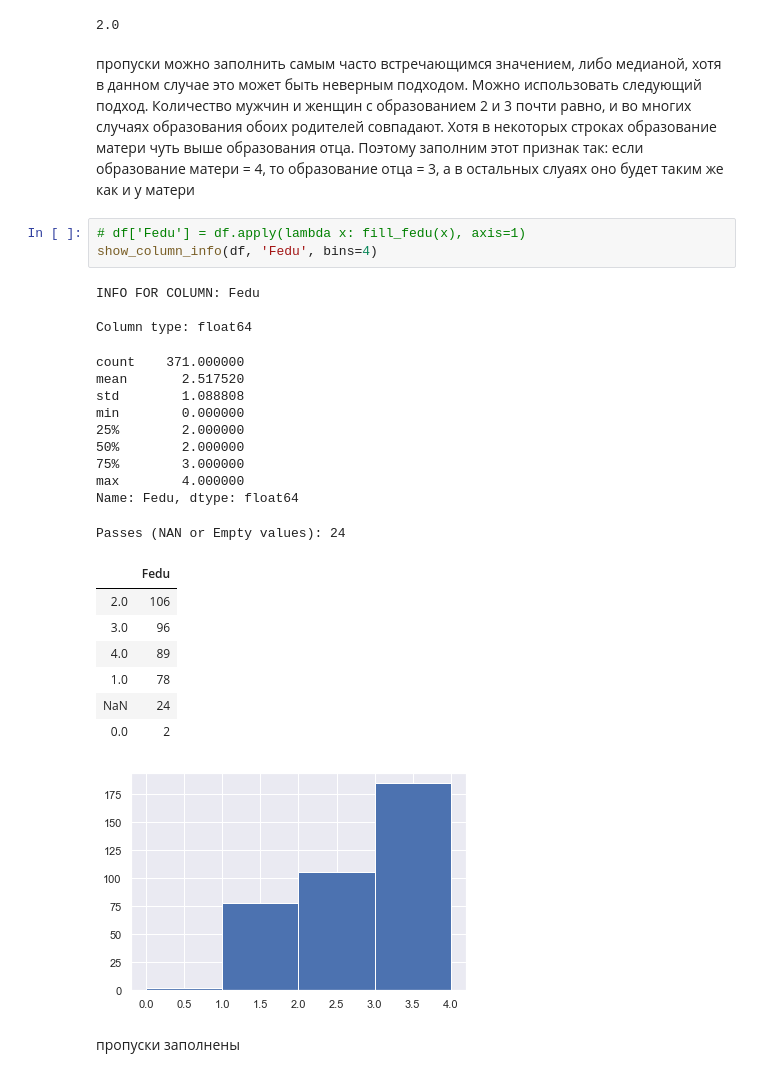
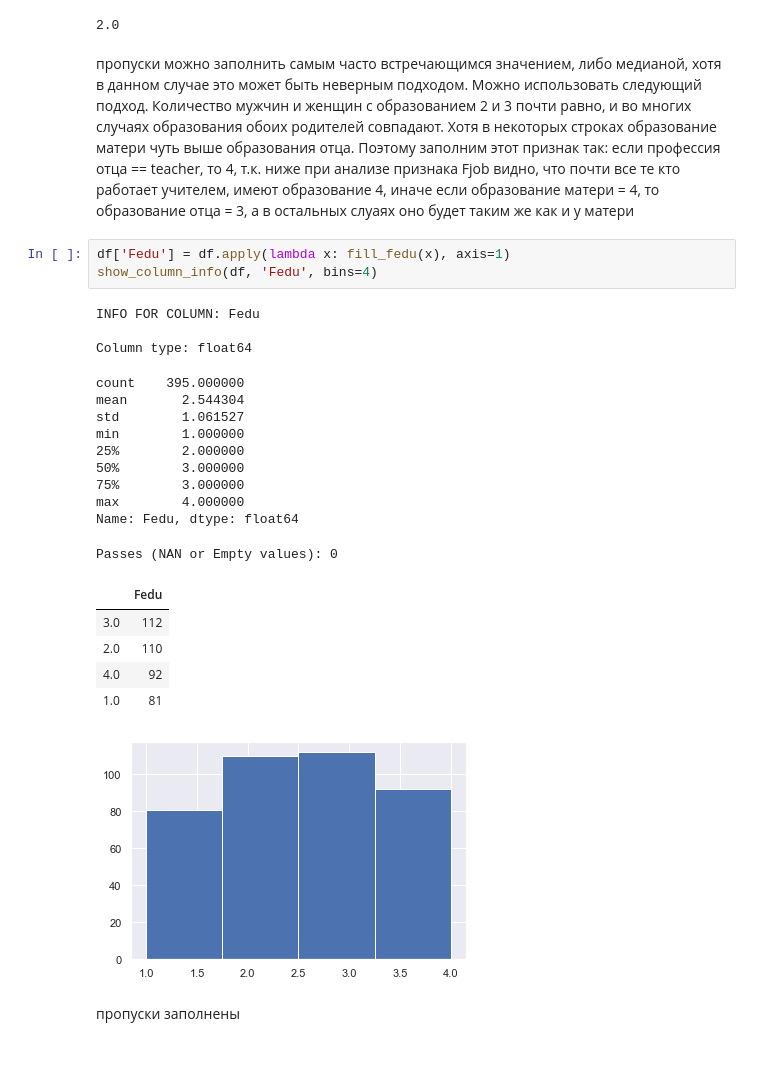
Before and after one commit to pikcher56/skillfactory_rds, a Jupyter notebook: sf_module_2/EDA_module_2.ipynb, the cells around one changed output. Cells and saved outputs as stored; diff of their text form.

```diff
--- a/sf_module_2/EDA_module_2.ipynb
+++ b/sf_module_2/EDA_module_2.ipynb
@@ -470,32 +470,30 @@ display(df['Fedu'].median())
 2.5175202156334233
 2.0
 # %% [markdown]
-пропуски можно заполнить самым часто встречающимся значением, либо медианой, хотя в данном случае это может быть неверным подходом. Можно использовать следующий подход. Количество мужчин и женщин с образованием 2 и 3 почти равно, и во многих случаях образования обоих родителей совпадают. Хотя в некоторых строках образование матери чуть выше образования отца. Поэтому заполним этот признак так: если образование матери = 4, то образование отца = 3, а в остальных слуаях оно будет таким же как и у матери
+пропуски можно заполнить самым часто встречающимся значением, либо медианой, хотя в данном случае это может быть неверным подходом. Можно использовать следующий подход. Количество мужчин и женщин с образованием 2 и 3 почти равно, и во многих случаях образования обоих родителей совпадают. Хотя в некоторых строках образование матери чуть выше образования отца. Поэтому заполним этот признак так: если профессия отца == teacher, то 4, т.к. ниже при анализе признака Fjob видно, что почти все те кто работает учителем, имеют образование 4, иначе если образование матери = 4, то образование отца = 3, а в остальных слуаях оно будет таким же как и у матери
 # %%
-# df['Fedu'] = df.apply(lambda x: fill_fedu(x), axis=1)
+df['Fedu'] = df.apply(lambda x: fill_fedu(x), axis=1)
 show_column_info(df, 'Fedu', bins=4)
 # %% [output]
 INFO FOR COLUMN: Fedu
 
 Column type: float64
-count    371.000000
-mean       2.517520
-std        1.088808
-min        0.000000
+count    395.000000
+mean       2.544304
+std        1.061527
+min        1.000000
 25%        2.000000
-50%        2.000000
+50%        3.000000
 75%        3.000000
 max        4.000000
 Name: Fedu, dtype: float64
-Passes (NAN or Empty values): 24
+Passes (NAN or Empty values): 0
 |  | Fedu |
-| 2.0 | 106 |
-| 3.0 | 96 |
-| 4.0 | 89 |
-| 1.0 | 78 |
-| NaN | 24 |
-| 0.0 | 2 |
+| 3.0 | 112 |
+| 2.0 | 110 |
+| 4.0 | 92 |
+| 1.0 | 81 |
-[figure, old version]
+[figure, new version]
 # %% [markdown]
 пропуски заполнены
 # %% [markdown]
```
Also changed, not shown: parts of 16 cells of this notebook, 3 other files.
